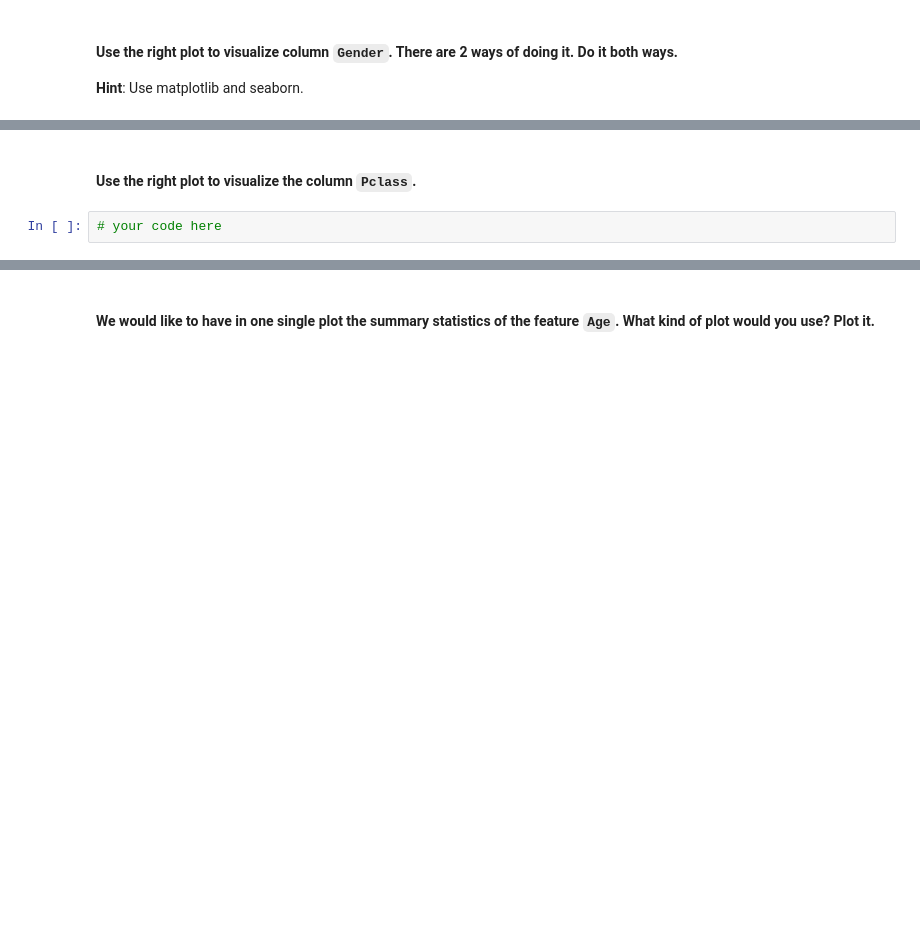
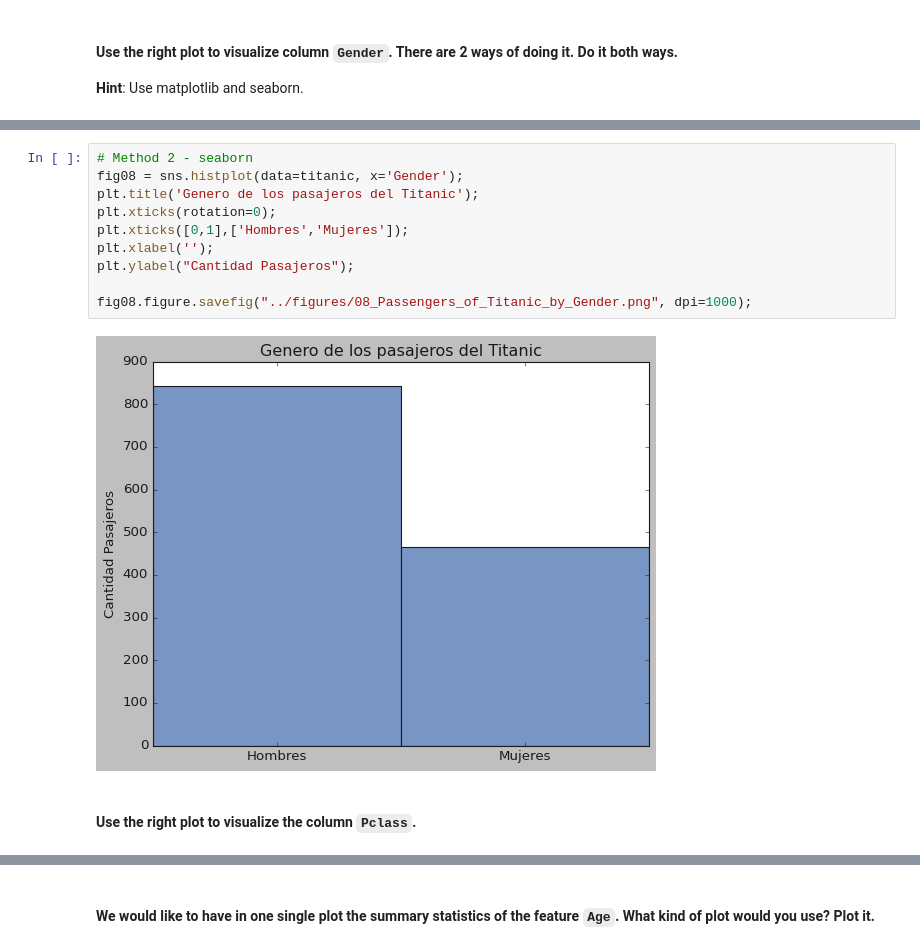
Before and after one commit to Ironhack-Data-Madrid-Octubre-2021/lab-matplotlib-seaborn, a Jupyter notebook: your-code/main.ipynb, the cells around one changed output, grey strips where cells are left out. Drawn from its saved outputs; the diff is of its cells as text; blank space fills up the shorter version.

```diff
--- a/your-code/main.ipynb
+++ b/your-code/main.ipynb
@@ -337,4 +348,14 @@ fig06.figure.savefig("../figures/06_Age_distribution_of_Titanic_passengers.png",
+# %%
+# Method 2 - seaborn
+fig08 = sns.histplot(data=titanic, x='Gender');
+plt.title('Genero de los pasajeros del Titanic');
+plt.xticks(rotation=0);
+plt.xticks([0,1],['Hombres','Mujeres']);
+plt.xlabel('');
+plt.ylabel("Cantidad Pasajeros");
+
+fig08.figure.savefig("../figures/08_Passengers_of_Titanic_by_Gender.png", dpi=1000);
+# %% [output]
+[figure, added]
 # %% [markdown]
 #### Use the right plot to visualize the column `Pclass`.
-# %%
-# your code here
```
Also changed, not shown: parts of 33 cells of this notebook, 16 other files.
